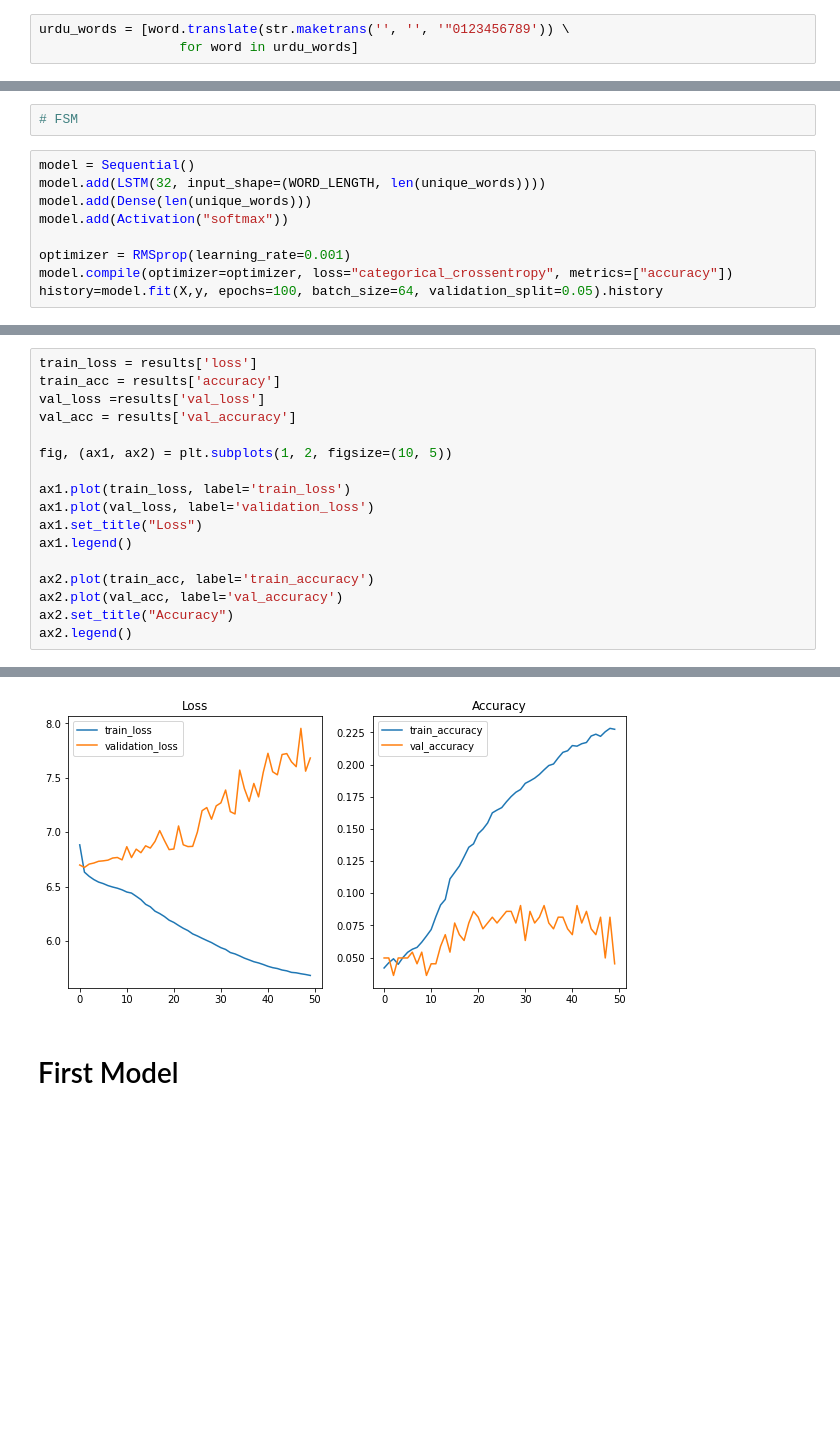
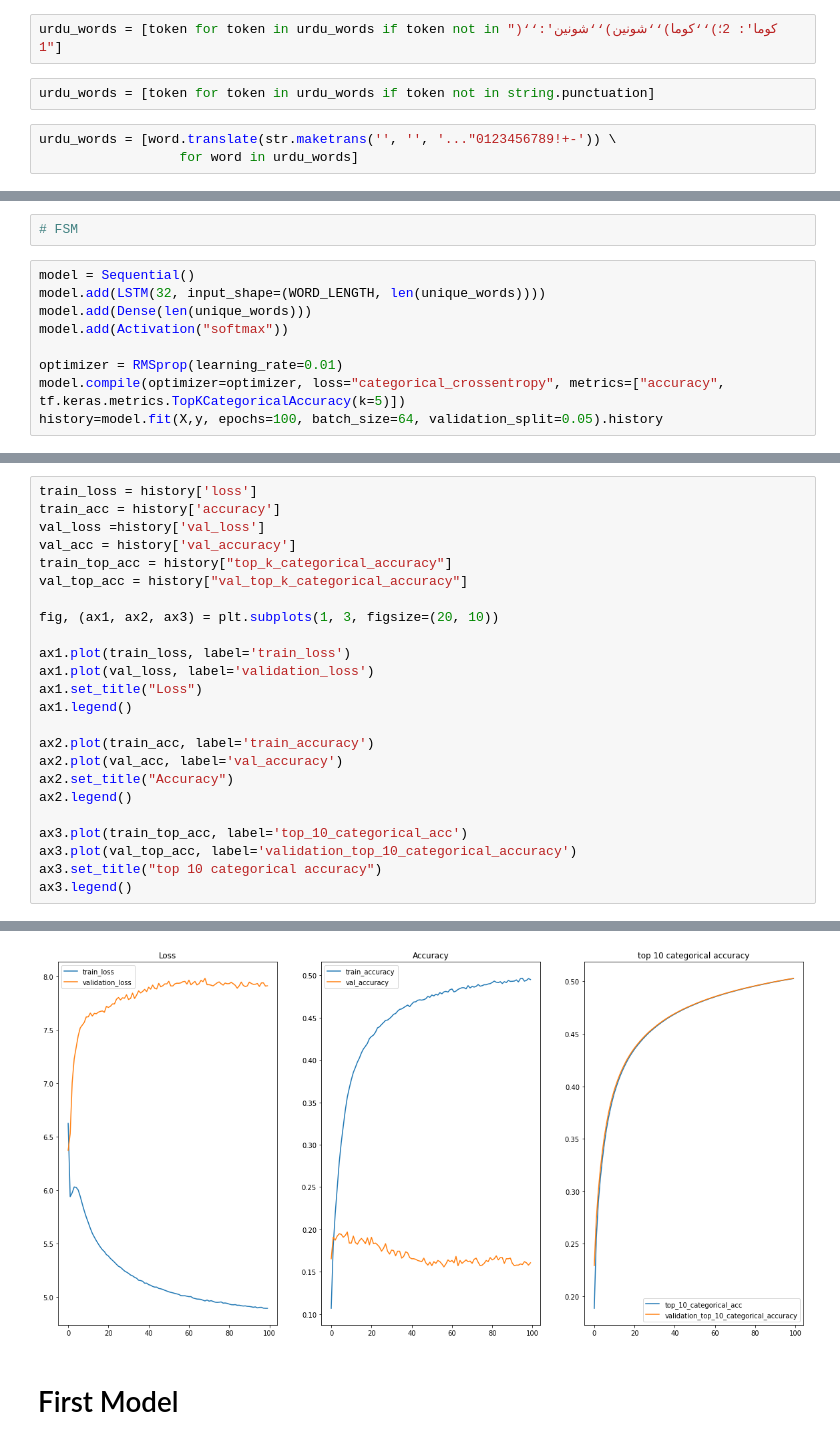
Before and after one commit to VaneezaAhmad/Text-Prediction, a Jupyter notebook: Urdu_predictive_text.ipynb, the cells around one changed output, grey strips where cells are left out. Cells and saved outputs as stored; diff of their text form; blank space fills up the shorter version.

```diff
--- a/Urdu_predictive_text.ipynb
+++ b/Urdu_predictive_text.ipynb
@@ -81,5 +107,9 @@ urdu_words = [token for token in urdu_words if token not in ".,′″،./;:،ء'
+# %%
+urdu_words = [token for token in urdu_words if token not in ")‘‘کوما': 2؛)‘‘کوما)‘‘شونین)‘‘شونین': 1"]
+# %%
+urdu_words = [token for token in urdu_words if token not in string.punctuation]
 # %%
-urdu_words = [word.translate(str.maketrans('', '', '"0123456789')) \
+urdu_words = [word.translate(str.maketrans('', '', '..."0123456789!+-')) \
                   for word in urdu_words]
 # %%
 urdu_words = [word.translate(str.maketrans('', '', 'abcdefghijklmnopqrstuvwxyzABCDEFGHIJKLMNOPQRSTUVWXYZ')) \
@@ -177,7 +205,7 @@ model.add(LSTM(32, input_shape=(WORD_LENGTH, len(unique_words))))
 model.add(Dense(len(unique_words)))
 model.add(Activation("softmax"))
 
-optimizer = RMSprop(learning_rate=0.001)
-model.compile(optimizer=optimizer, loss="categorical_crossentropy", metrics=["accuracy"])
+optimizer = RMSprop(learning_rate=0.01)
+model.compile(optimizer=optimizer, loss="categorical_crossentropy", metrics=["accuracy", tf.keras.metrics.TopKCategoricalAccuracy(k=5)])
 history=model.fit(X,y, epochs=100, batch_size=64, validation_split=0.05).history
 # %% [output]
@@ -201,22 +213,29 @@ Epoch 100/100
 # %%
-train_loss = results['loss']
-train_acc = results['accuracy']
-val_loss =results['val_loss']
-val_acc = results['val_accuracy']
+train_loss = history['loss']
+train_acc = history['accuracy']
+val_loss =history['val_loss']
+val_acc = history['val_accuracy']
+train_top_acc = history["top_k_categorical_accuracy"]
+val_top_acc = history["val_top_k_categorical_accuracy"]
 
-fig, (ax1, ax2) = plt.subplots(1, 2, figsize=(10, 5))
+fig, (ax1, ax2, ax3) = plt.subplots(1, 3, figsize=(20, 10))
 
 ax1.plot(train_loss, label='train_loss')
 ax1.plot(val_loss, label='validation_loss')
 ax1.set_title("Loss")
 ax1.legend()
 
 ax2.plot(train_acc, label='train_accuracy')
 ax2.plot(val_acc, label='val_accuracy')
 ax2.set_title("Accuracy")
 ax2.legend()
+
+ax3.plot(train_top_acc, label='top_10_categorical_acc')
+ax3.plot(val_top_acc, label='validation_top_10_categorical_accuracy')
+ax3.set_title("top 10 categorical accuracy")
+ax3.legend()
 # %% [output]
 <matplotlib.legend.Legend at 0x...>
-[figure, old version]
+[figure, new version]
 # %% [markdown]
 # First Model
```
Also changed, not shown: parts of 39 cells of this notebook.
